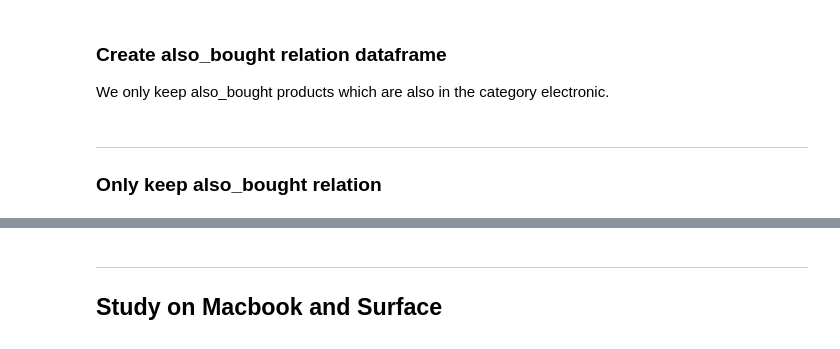
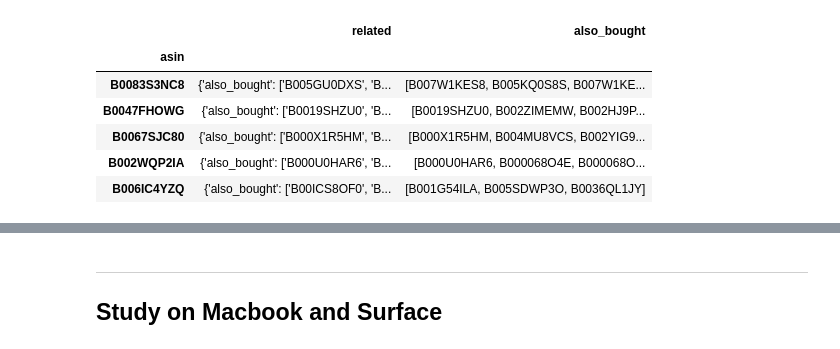
Before and after one commit to xiangzhemeng/Amazon-Electronic-Product-Network-Analysis, a Jupyter notebook: project main notebook.ipynb, the cells around one changed output, grey strips where cells are left out. Drawn from its saved outputs; the diff is of its cells as text; code cells hidden in the pictures.

```diff
--- a/project main notebook.ipynb
+++ b/project main notebook.ipynb
@@ -121,21 +190,18 @@ def also_viewed(x):
         return temp
     else:
         return []
-# %%
-df_product['also_viewed'] = df_product['related'].apply(lambda x: also_viewed(x))
-# %% [markdown]
-### Create also_bought relation dataframe
-
-We only keep also_bought products which are also in the category electronic.
-# %%
-def also_bought(x):
-    if 'also_bought' in x.keys():
-        temp = []
-        for asin in x['also_bought']:
-            if asin in product_asin:
-                temp.append(asin)
-        return temp
-    else:
-        return []
 # %%
 df_product['also_bought'] = df_product['related'].apply(lambda x: also_bought(x))
+
+# update pickle file after adding two new columns
+df_product.to_pickle('data/product_also_bought.pkl')
+
+df_product.head()
+# %% [output]
+|  | related | also_bought |
+| asin |  |  |
+| B0083S3NC8 | {'also_bought': ['B005GU0DXS', 'B... | [B007W1KES8, B005KQ0S8S, B007W1KE... |
+| B0047FHOWG | {'also_bought': ['B0019SHZU0', 'B... | [B0019SHZU0, B002ZIMEMW, B002HJ9P... |
+| B0067SJC80 | {'also_bought': ['B000X1R5HM', 'B... | [B000X1R5HM, B004MU8VCS, B002YIG9... |
+| B002WQP2IA | {'also_bought': ['B000U0HAR6', 'B... | [B000U0HAR6, B000068O4E, B000068O... |
+| B006IC4YZQ | {'also_bought': ['B00ICS8OF0', 'B... | [B001G54ILA, B005SDWP3O, B0036QL1JY] |
@@ -144,3 +207,0 @@ df_product.to_pickle('data/product_also_viewed_bought.pkl')
-# %% [markdown]
----
-### Only keep also_bought relation
```
Also changed, not shown: parts of 49 cells of this notebook, 10 other files.
